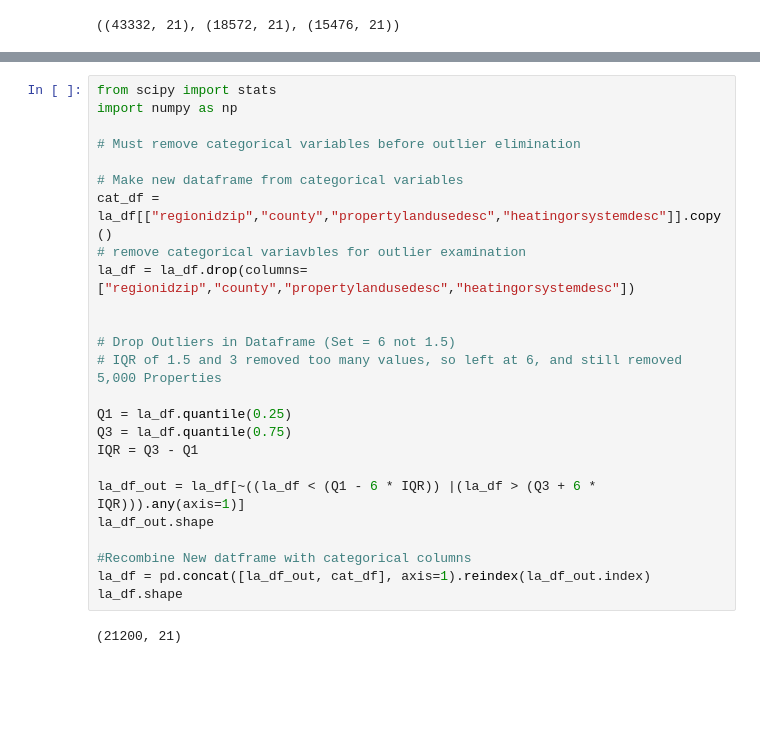
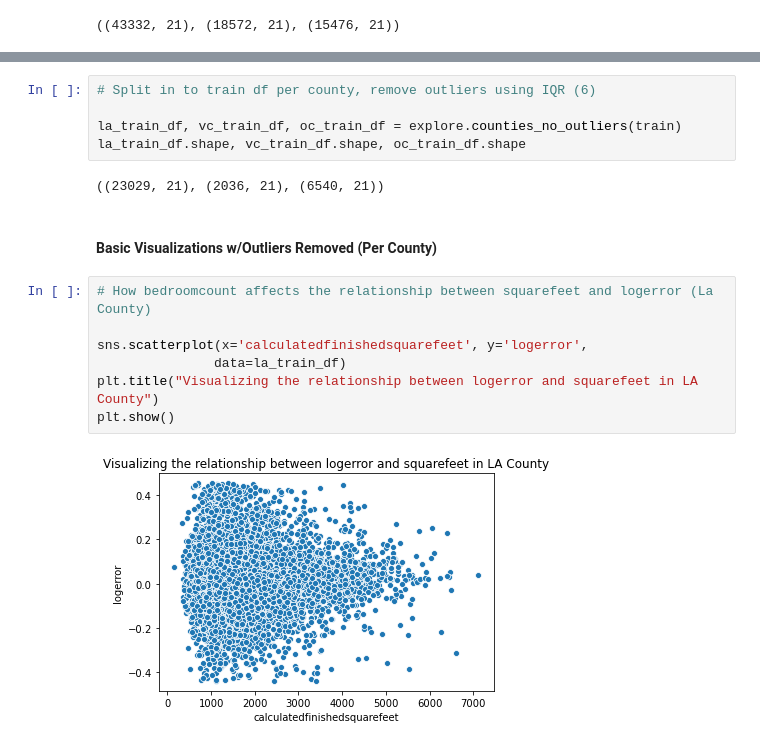
Before and after one commit to CSolitaire/clustering-exercises, a Jupyter notebook: project_exploration_test.ipynb, the cells around one changed output, grey strips where cells are left out. Saved outputs shown, nothing was run; the diff lists cells and outputs as text; blank space fills up the shorter version.

```diff
--- a/project_exploration_test.ipynb
+++ b/project_exploration_test.ipynb
@@ -143,27 +58,18 @@ la_df.shape, vc_df.shape, oc_df.shape
-# %%
-from scipy import stats
-import numpy as np
-
-# Must remove categorical variables before outlier elimination
-
-# Make new dataframe from categorical variables
-cat_df = la_df[["regionidzip","county","propertylandusedesc","heatingorsystemdesc"]].copy()
-# remove categorical variavbles for outlier examination
-la_df = la_df.drop(columns=["regionidzip","county","propertylandusedesc","heatingorsystemdesc"])
-
-
-# Drop Outliers in Dataframe (Set = 6 not 1.5)
-# IQR of 1.5 and 3 removed too many values, so left at 6, and still removed 5,000 Properties
-
-Q1 = la_df.quantile(0.25)
-Q3 = la_df.quantile(0.75)
-IQR = Q3 - Q1
-
-la_df_out = la_df[~((la_df < (Q1 - 6 * IQR)) |(la_df > (Q3 + 6 * IQR))).any(axis=1)]
-la_df_out.shape
-
-#Recombine New datframe with categorical columns
-la_df = pd.concat([la_df_out, cat_df], axis=1).reindex(la_df_out.index)
-la_df.shape
-# %% [output]
-(21200, 21)
+# %%
+# Split in to train df per county, remove outliers using IQR (6)
+
+la_train_df, vc_train_df, oc_train_df = explore.counties_no_outliers(train)
+la_train_df.shape, vc_train_df.shape, oc_train_df.shape
+# %% [output]
+((23029, 21), (2036, 21), (6540, 21))
+# %% [markdown]
+#### Basic Visualizations w/Outliers Removed (Per County)
+# %%
+# How bedroomcount affects the relationship between squarefeet and logerror (La County)
+
+sns.scatterplot(x='calculatedfinishedsquarefeet', y='logerror',
+               data=la_train_df)
+plt.title("Visualizing the relationship between logerror and squarefeet in LA County")
+plt.show()
+# %% [output]
+[figure, added]
```
Also changed, not shown: parts of 21 cells of this notebook.
